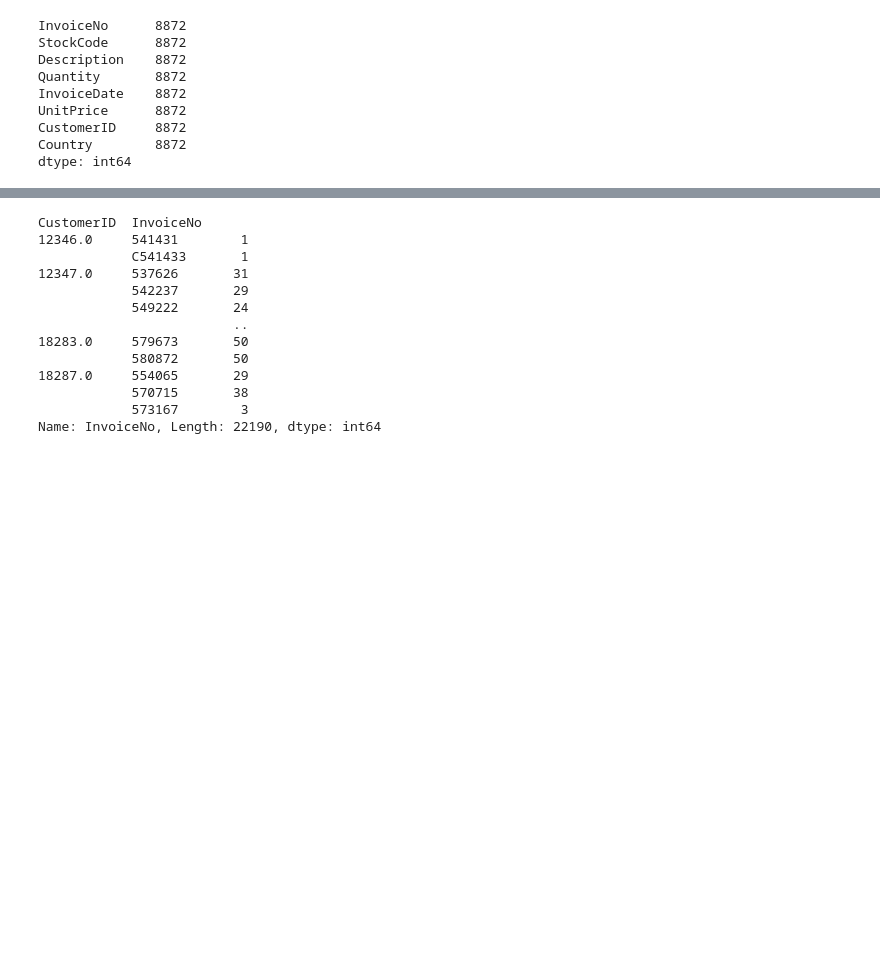
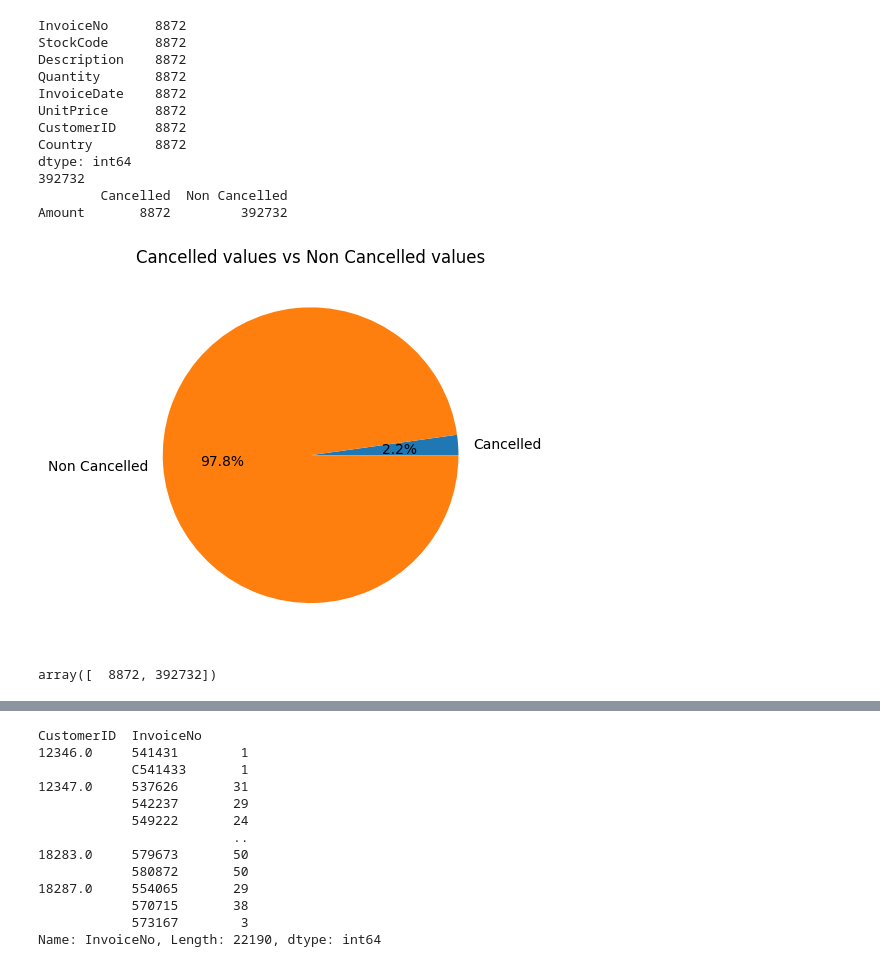
Before and after one commit to Julyd97/Ecommercedata_analysis, a Jupyter notebook: ecommerce_withoutGuest.ipynb, the cells around one changed output, grey strips where cells are left out. Cells and saved outputs as stored; diff of their text form; code cells hidden in the pictures; blank space fills up the shorter version.

```diff
--- a/ecommerce_withoutGuest.ipynb
+++ b/ecommerce_withoutGuest.ipynb
@@ -6,7 +6,10 @@ df = pd.read_csv('data.csv', encoding='latin1')
 # %%
 df.dropna(subset=['CustomerID'], inplace=True)
 df.drop_duplicates(inplace=True)
+df.head()
+df['InvoiceDate'] = pd.to_datetime(df['InvoiceDate'])
 df.info()
+df.head()
 # %% [output]
 <class 'pandas.core.frame.DataFrame'>
 Index: 401604 entries, 0 to 541908
@@ -26,16 +35,35 @@ memory usage: 27.6+ MB
 # %%
 df_canceled_invoices = df[df['InvoiceNo'].str.startswith('C')]
-df_canceled_invoices[df_canceled_invoices['Quantity'] < 0].count()
+print(df_canceled_invoices[df_canceled_invoices['Quantity'] < 0].count())
+df_noncanceled_invoices = df[~df['InvoiceNo'].str.startswith('C')]
+print(df_noncanceled_invoices.InvoiceNo.count())
+
+chart = pd.DataFrame({ 'Cancelled' : df_canceled_invoices.InvoiceNo.count(), 'Non Cancelled' : df_noncanceled_invoices.InvoiceNo.count()}, index=['Amount'])
+
+print(chart)
+
+plt.figure()
+plt.pie(chart.iloc[0].values, labels=chart.columns, autopct= '%1.1f%%')
+plt.title('Cancelled values vs Non Cancelled values')
+plt.ylabel('')
+plt.show()
+
+chart.iloc[0].values
 # %% [output]
 InvoiceNo      8872
 StockCode      8872
 Description    8872
 Quantity       8872
 InvoiceDate    8872
 UnitPrice      8872
 CustomerID     8872
 Country        8872
 dtype: int64
+392732
+        Cancelled  Non Cancelled
+Amount       8872         392732
+[figure, added]
+array([  8872, 392732])
 # %%
 df.head()
 # %% [output]
```
Also changed, not shown: parts of 4 cells of this notebook, 1 other file.
